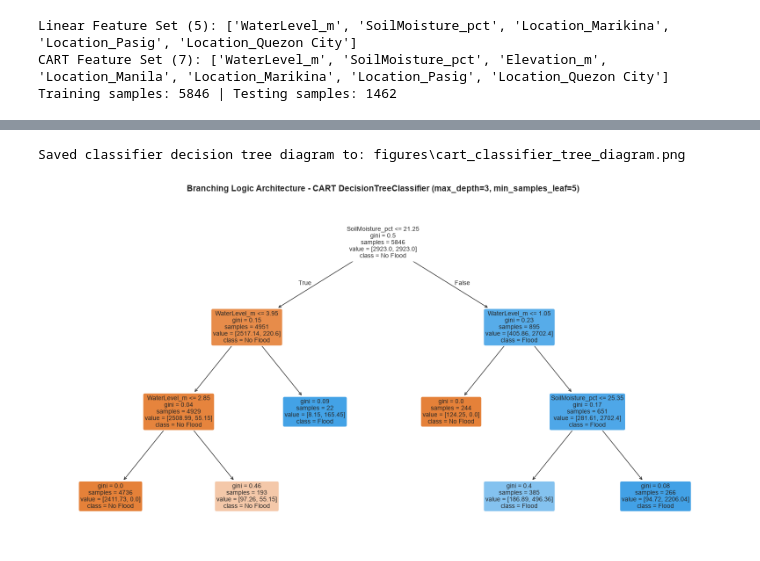
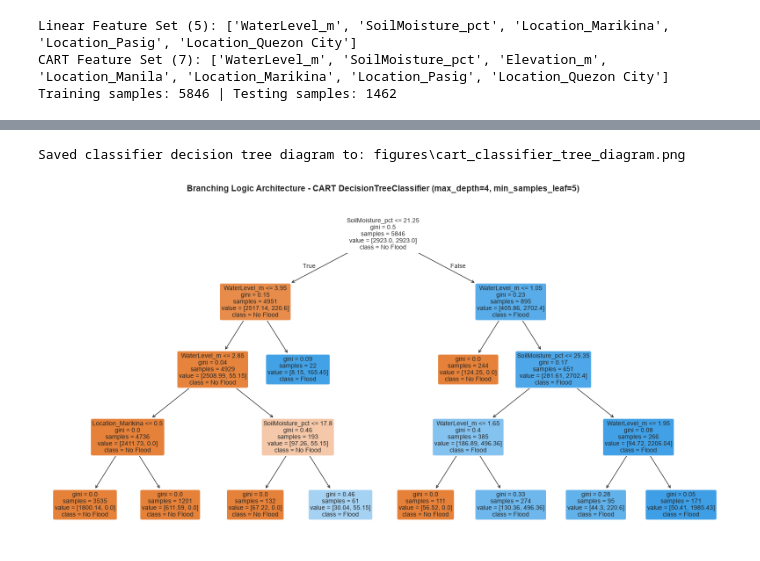
Before and after one commit to redkyladenise/flood-risk-system, a Jupyter notebook: notebooks/03_model_training.ipynb, the cells around one changed output, grey strips where cells are left out. Saved outputs shown, nothing was run; the diff lists cells and outputs as text; code cells hidden in the pictures.

Commit message:
feat(models): update CART to max_depth=4 with min_samples_leaf=20, add MAPE/Kappa, re-export artifacts

```diff
--- a/notebooks/03_model_training.ipynb
+++ b/notebooks/03_model_training.ipynb
@@ -263,7 +297,7 @@ R-squared (R2 Score):          0.4174
 # Predictor set: WITH Elevation_m and all Location dummies
 
 tree_clf_model = DecisionTreeClassifier(
-    max_depth=3, class_weight="balanced", min_samples_leaf=20, random_state=42
+    max_depth=4, class_weight="balanced", min_samples_leaf=20, random_state=42
 )
 tree_clf_model.fit(X_train_cart_clf, y_train_clf)
 
@@ -273,12 +307,14 @@ acc_tree = accuracy_score(y_test_clf, y_pred_tree_clf)
 prec_tree = precision_score(y_test_clf, y_pred_tree_clf, zero_division=0)
 rec_tree = recall_score(y_test_clf, y_pred_tree_clf, zero_division=0)
 f1_tree = f1_score(y_test_clf, y_pred_tree_clf, zero_division=0)
+kappa_tree_clf = cohen_kappa_score(y_test_clf, y_pred_tree_clf)
 
 print("---PRIMARY: CART DECISION TREE CLASSIFIER (PRACTICE)---")
 print(f"Accuracy:  {acc_tree:.4f}")
 print(f"Precision: {prec_tree:.4f}")
 print(f"Recall:    {rec_tree:.4f} (Priority Metric)")
 print(f"F1-Score:  {f1_tree:.4f}")
+print(f"Cohen's Kappa: {kappa_tree_clf:.4f}")
 
 comparison_clf_df = pd.DataFrame(
     {
@@ -294,6 +330,7 @@ comparison_clf_df = pd.DataFrame(
         "Precision": [prec_log, prec_tree],
         "Recall": [rec_log, rec_tree],
         "F1-Score": [f1_log, f1_tree],
+        "Cohen's Kappa": [kappa_log, kappa_tree_clf]
     }
 )
 
@@ -467,26 +504,26 @@ Saved classifier feature importance plot to: figures\cart_classifier_feature_imp
 # %%
 # ---DECISION TREE CLASSIFIER DECISION LOGIC ARCHITECTURE VISUALIZATION---
 
 plt.figure(figsize=(20, 10))
 plot_tree(
     tree_clf_model,
     feature_names=cart_features,
     class_names=["No Flood", "Flood"],
     filled=True,
     rounded=True,
     precision=2,
     fontsize=10
 )
-plt.title("Branching Logic Architecture - CART DecisionTreeClassifier (max_depth=3, min_samples_leaf=5)",
+plt.title("Branching Logic Architecture - CART DecisionTreeClassifier (max_depth=4, min_samples_leaf=5)",
           fontsize=14, fontweight='bold', pad=15)
 
 clf_tree_path = os.path.join(FIG_DIR, "cart_classifier_tree_diagram.png")
 plt.savefig(clf_tree_path, dpi=300, bbox_inches='tight')
 print(f"Saved classifier decision tree diagram to: {clf_tree_path}")
 plt.show()
 # %% [output]
 Saved classifier decision tree diagram to: figures\cart_classifier_tree_diagram.png
-[figure, old version]
+[figure, new version]
 # %% [markdown]
 ## Step 3: Model Training & Evaluation Summary
 
```
Also changed, not shown: parts of 10 cells of this notebook, 5 other files.
